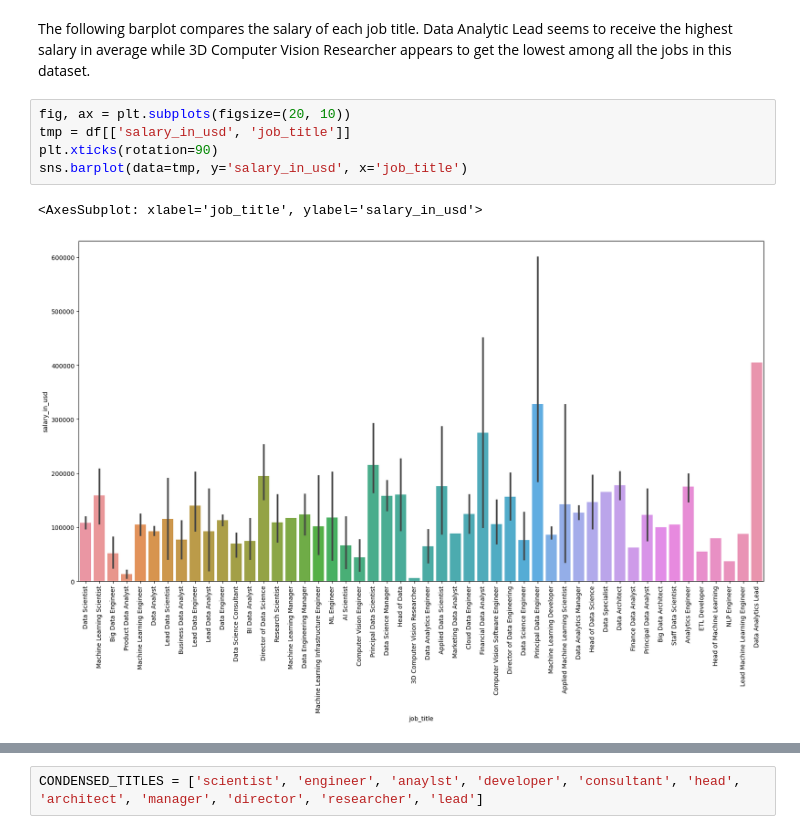
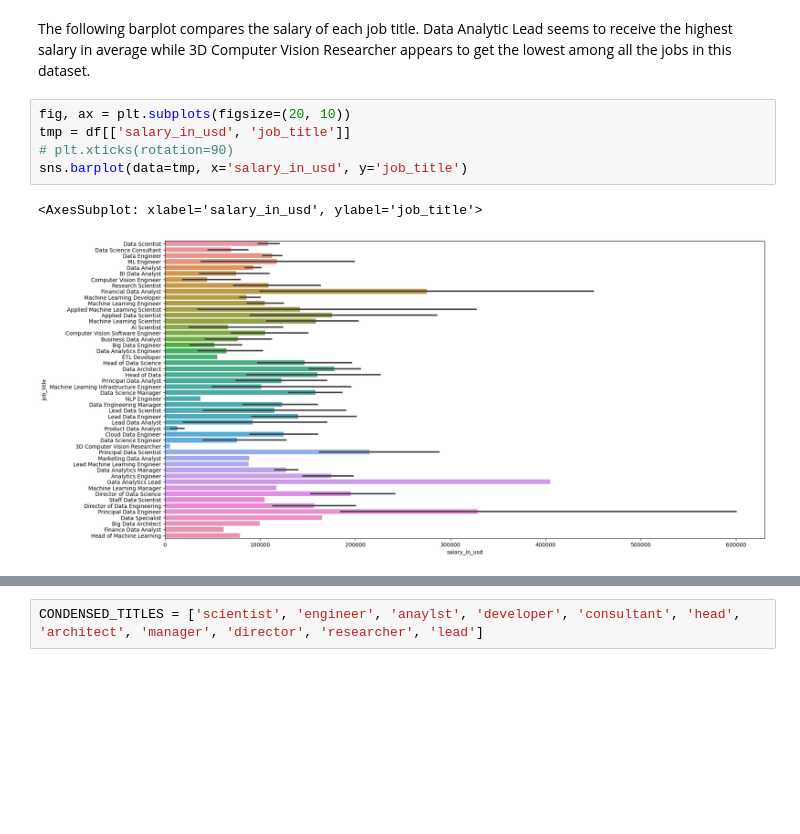
Before and after one commit to jtlantz/dm-proj1, a Jupyter notebook: notebooks/ds_salaries.ipynb, the cells around one changed output, grey strips where cells are left out. Saved outputs shown, nothing was run; the diff lists cells and outputs as text; blank space fills up the shorter version.

Commit message:
change graph orientation

```diff
--- a/notebooks/ds_salaries.ipynb
+++ b/notebooks/ds_salaries.ipynb
@@ -184,11 +184,11 @@ The following barplot compares the salary of each job title. Data Analytic Lead
 # %%
 fig, ax = plt.subplots(figsize=(20, 10))
 tmp = df[['salary_in_usd', 'job_title']]
-plt.xticks(rotation=90)
-sns.barplot(data=tmp, y='salary_in_usd', x='job_title')
+# plt.xticks(rotation=90)
+sns.barplot(data=tmp, x='salary_in_usd', y='job_title')
 # %% [output]
-<AxesSubplot: xlabel='job_title', ylabel='salary_in_usd'>
+<AxesSubplot: xlabel='salary_in_usd', ylabel='job_title'>
-[figure, old version]
+[figure, new version]
 # %%
 fig, ax = plt.subplots(figsize=(20, 10))
 tmp = df[['salary_in_usd', 'job_title']]
```
Also changed, not shown: parts of 1 cell of this notebook.
